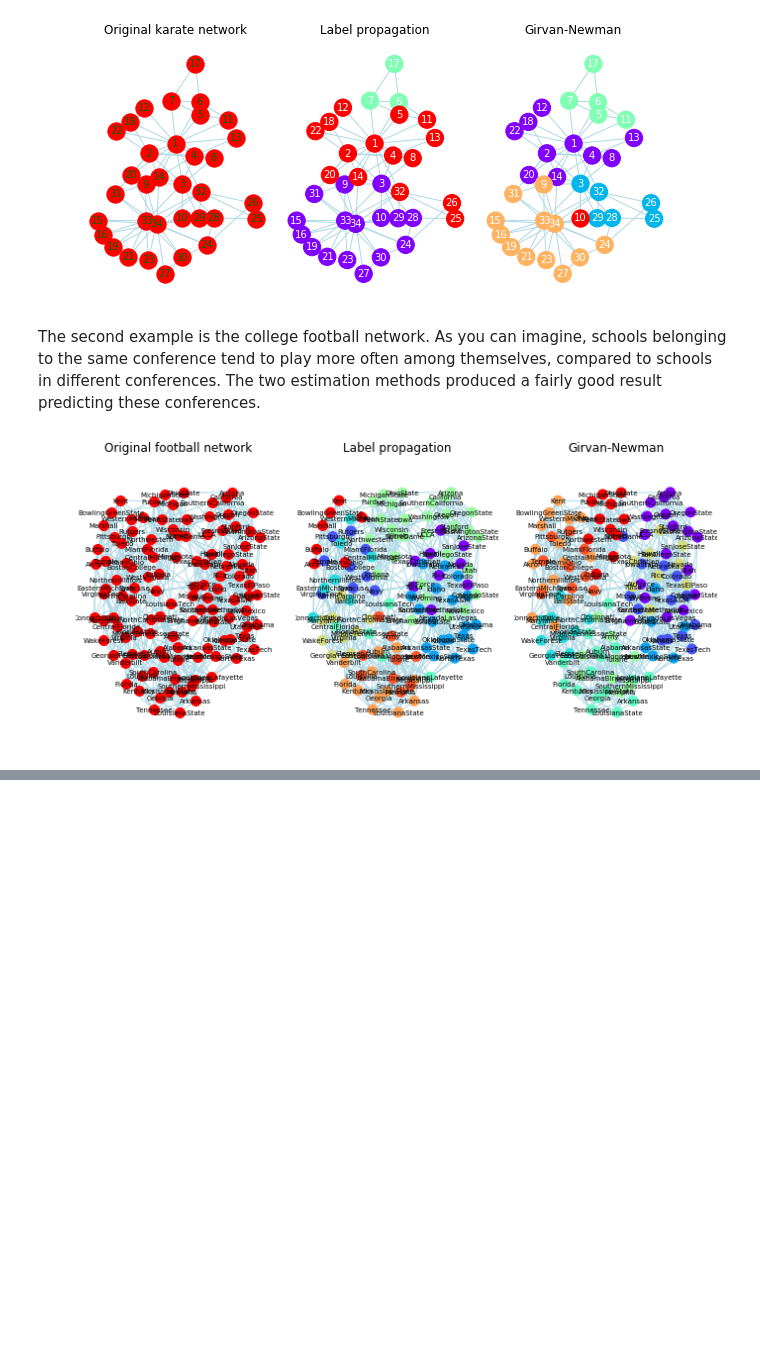
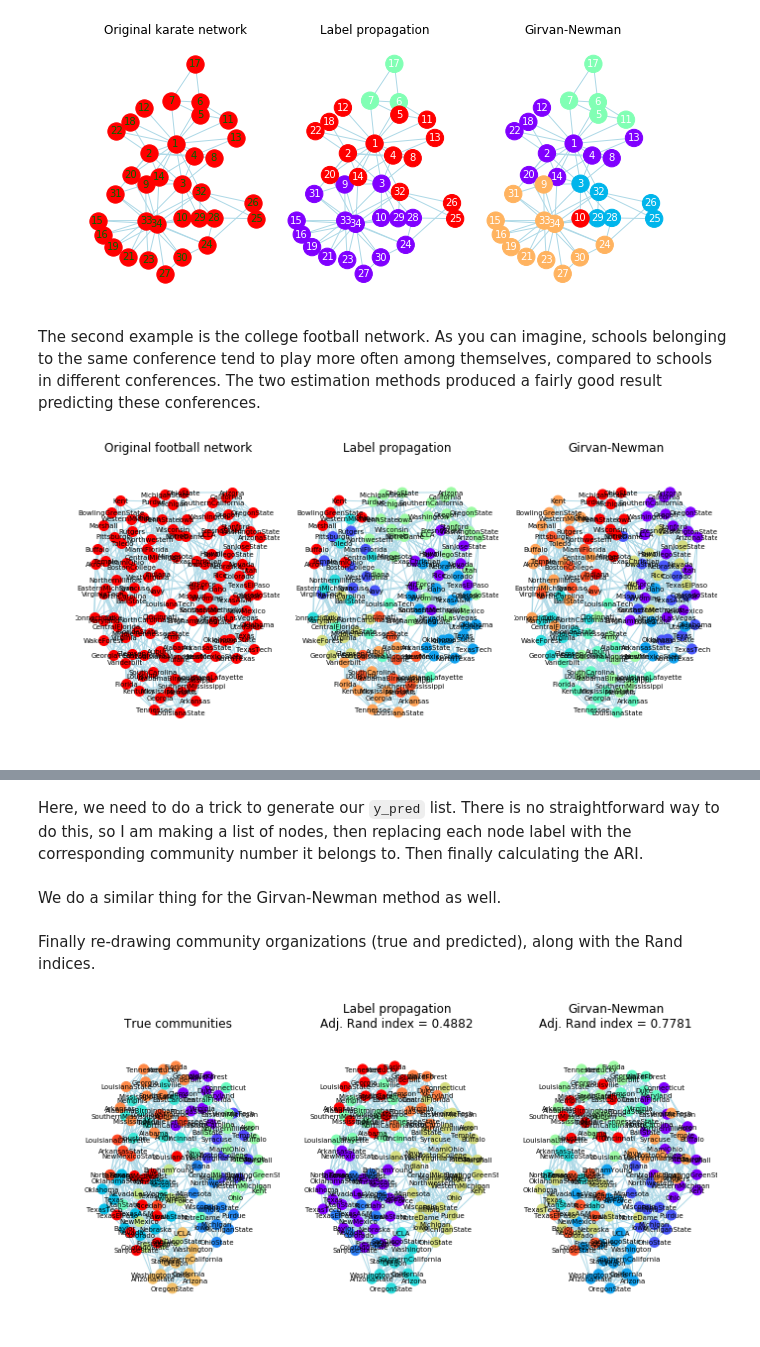
Before and after one commit to sathayas/JupyterAnalyticsSpring2018, a Jupyter notebook: NetworkCommunity.ipynb, the cells around one changed output, grey strips where cells are left out. Cells and saved outputs as stored; diff of their text form; code cells hidden in the pictures; blank space fills up the shorter version.

```diff
--- a/NetworkCommunity.ipynb
+++ b/NetworkCommunity.ipynb
@@ -271,0 +477,79 @@ plt.show()
+# %% [markdown]
+Here, we need to do a trick to generate our `y_pred` list. There is no straightforward way to do this, so I am making a list of nodes, then replacing each node label with the corresponding community number it belongs to. Then finally calculating the ARI.
+# %%
+rand_lp = adjusted_rand_score(y_true,y_pred_lp)
+# %% [markdown]
+We do a similar thing for the Girvan-Newman method as well.
+# %%
+# Community detection with the girvan-newman algorithm
+commIndSet_football = girvan_newman_opt(G_football)
+commInd_football_gn = [list(x) for x in iter(commIndSet_football)]
+# generating the detected community labels & adj rand index
+y_pred_gn = [n for n in G_football.nodes()]
+      # make a node list. Then replace the node name with the predicted
+      # communitiy assignment.
+for j,jComm in enumerate(commInd_football_gn):
+    for k in jComm:
+        y_pred_gn[y_pred_gn.index(k)] = j
+rand_gn = adjusted_rand_score(y_true,y_pred_gn)
+# %% [markdown]
+Finally re-drawing community organizations (true and predicted), along with the Rand indices.
+# %%
+# drawing the graph (football network)
+plt.figure(figsize=[10,4.5])
+plt.subplot(131)
+
+# first, graph with true communitities
+pos = nx.kamada_kawai_layout(G_football, weight=None) # positions for all nodes
+for iComm in range(max(y_true)+1):
+    nodeList = [n for n, d in G_football.nodes(data=True) if d['value']==iComm]
+    nx.draw_networkx_nodes(G_football, pos, nodelist=nodeList,
+                           cmap=plt.cm.rainbow, vmin=0, vmax=max(y_true),
+                           node_color = [iComm]*len(nodeList),
+                           node_size=100)
+nx.draw_networkx_edges(G_football, pos, edge_color='lightblue')
+nx.draw_networkx_labels(G_football, pos, font_size=7, font_color='Black')
+plt.title('True communities')
+plt.axis('off')
+plt.xlim([-1.15, 1.15])
+plt.ylim([-1.15, 1.15])
+
+# next, graph with communities in different colors (label propagation)
+plt.subplot(132)
+for iComm in range(len(commInd_football_lp)):
+    nx.draw_networkx_nodes(G_football, pos, nodelist=commInd_football_lp[iComm],
+                           cmap=plt.cm.rainbow,
+                           vmin=0, vmax=len(commInd_football_lp)-1,
+                           node_color = [iComm]*len(commInd_football_lp[iComm]),
+                           node_size=100)
+nx.draw_networkx_edges(G_football, pos,
+                       edge_color='lightblue')
+nx.draw_networkx_labels(G_football, pos, font_size=7, font_color='Black')
+plt.title('Label propagation\nAdj. Rand index = %6.4f' % rand_lp)
+plt.axis('off')
+plt.xlim([-1.15, 1.15])
+plt.ylim([-1.15, 1.15])
+
+
+# (girvan-newman)
+plt.subplot(133)
+for iComm in range(len(commInd_football_gn)):
+    nx.draw_networkx_nodes(G_football, pos, nodelist=commInd_football_gn[iComm],
+                           cmap=plt.cm.rainbow,
+                           vmin=0, vmax=len(commInd_football_gn)-1,
+                           node_color = [iComm]*len(commInd_football_gn[iComm]),
+                           node_size=100)
+nx.draw_networkx_edges(G_football, pos,
+                       edge_color='lightblue')
+nx.draw_networkx_labels(G_football, pos, font_size=7, font_color='Black')
+plt.title('Girvan-Newman\nAdj. Rand index = %6.4f' % rand_gn)
+plt.axis('off')
+plt.xlim([-1.15, 1.15])
+plt.ylim([-1.15, 1.15])
+
+
+plt.subplots_adjust(hspace=0.15, wspace=0.075, bottom=0.025, top=0.875,
+                    left=0.05, right=0.95)
+plt.show()
+# %% [output]
+[figure, added]
```
Also changed, not shown: parts of 16 cells of this notebook.
